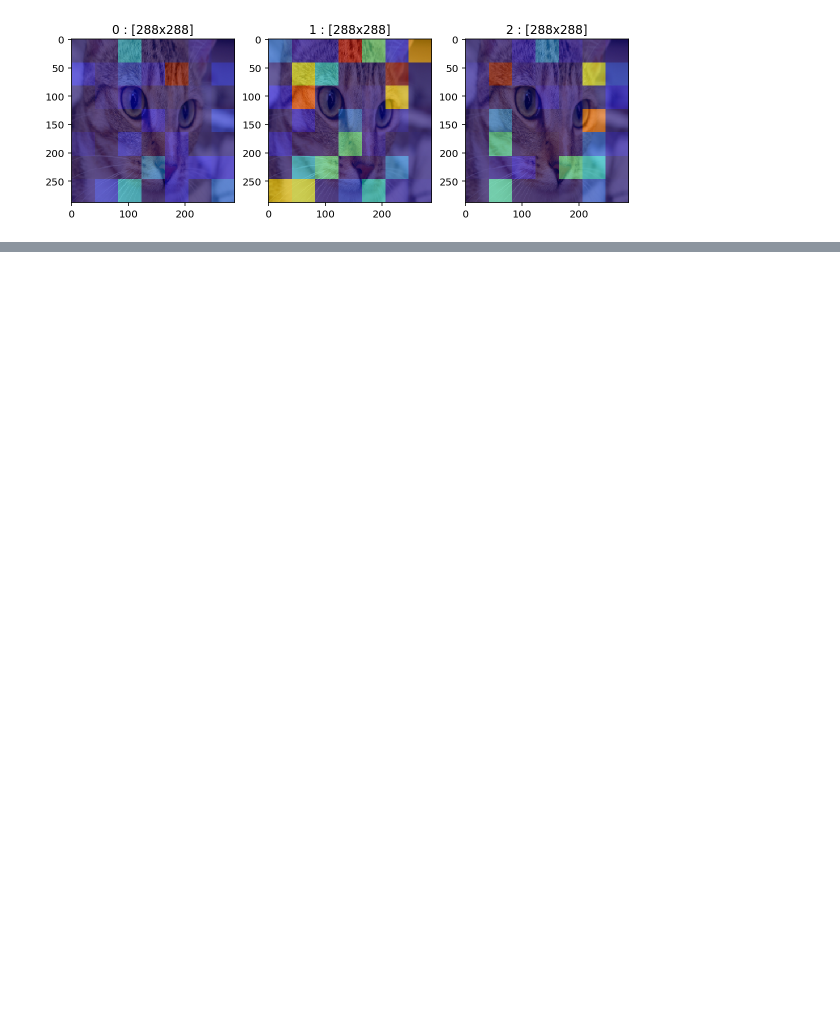
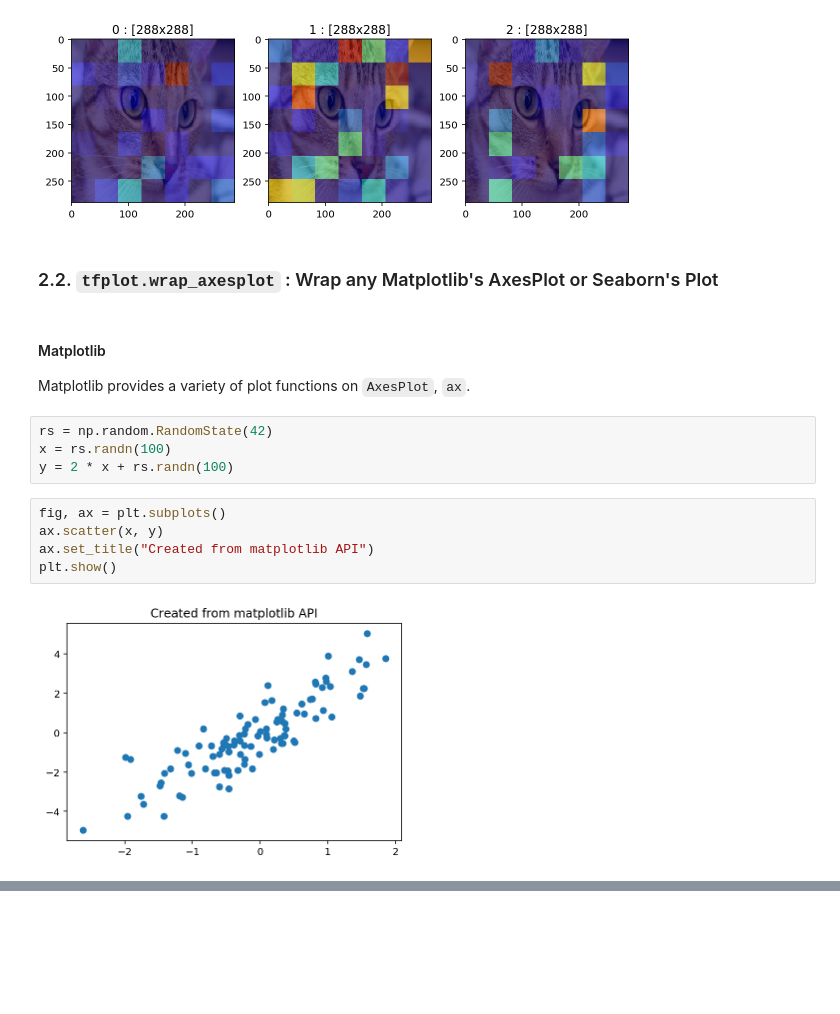
Before and after one commit to wookayin/tensorflow-plot, a Jupyter notebook: examples/showcases.ipynb, the cells around one changed output, grey strips where cells are left out. Drawn from its saved outputs; the diff is of its cells as text; blank space fills up the shorter version.

Commit message:
Update examples and demo for `wrap_axesplot`

```diff
--- a/examples/showcases.ipynb
+++ b/examples/showcases.ipynb
@@ -216,3 +220,20 @@ for i in range(3):
 plt.show()
 # %% [output]
 [figure]
+# %% [markdown]
+### 2.2. `tfplot.wrap_axesplot` : Wrap any Matplotlib's AxesPlot or Seaborn's Plot
+# %% [markdown]
+#### Matplotlib
+
+Matplotlib provides a variety of plot functions on `AxesPlot`, `ax`.
+# %%
+rs = np.random.RandomState(42)
+x = rs.randn(100)
+y = 2 * x + rs.randn(100)
+# %%
+fig, ax = plt.subplots()
+ax.scatter(x, y)
+ax.set_title("Created from matplotlib API")
+plt.show()
+# %% [output]
+[figure, added]
```
Also changed, not shown: parts of 13 cells of this notebook, 1 other file.
